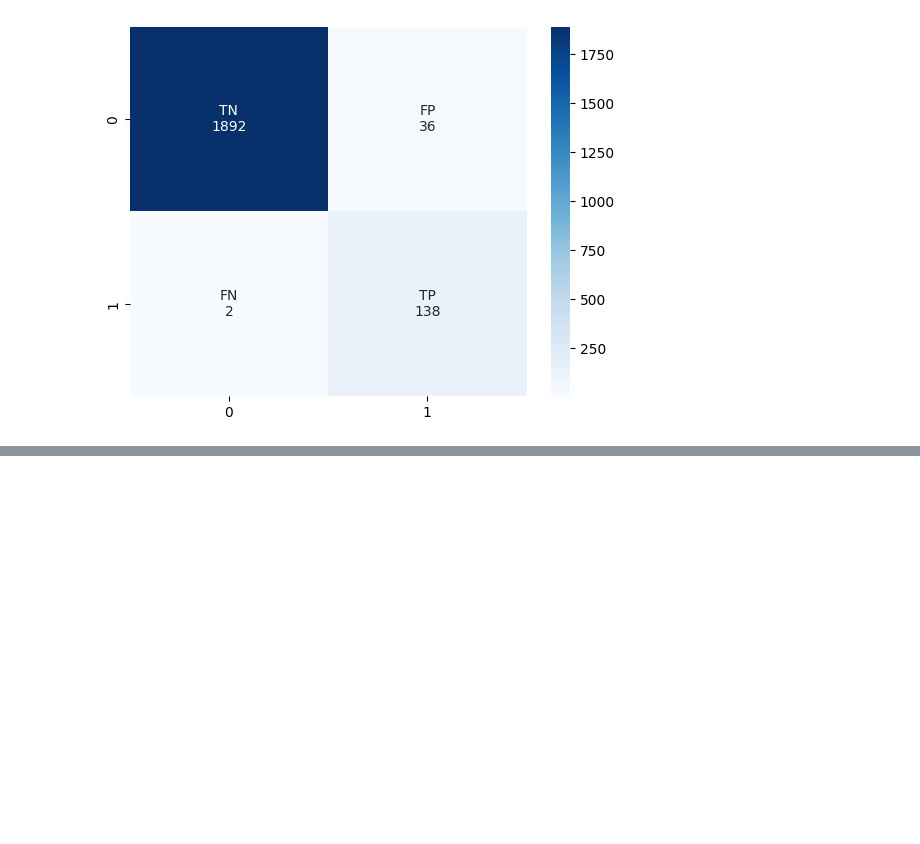
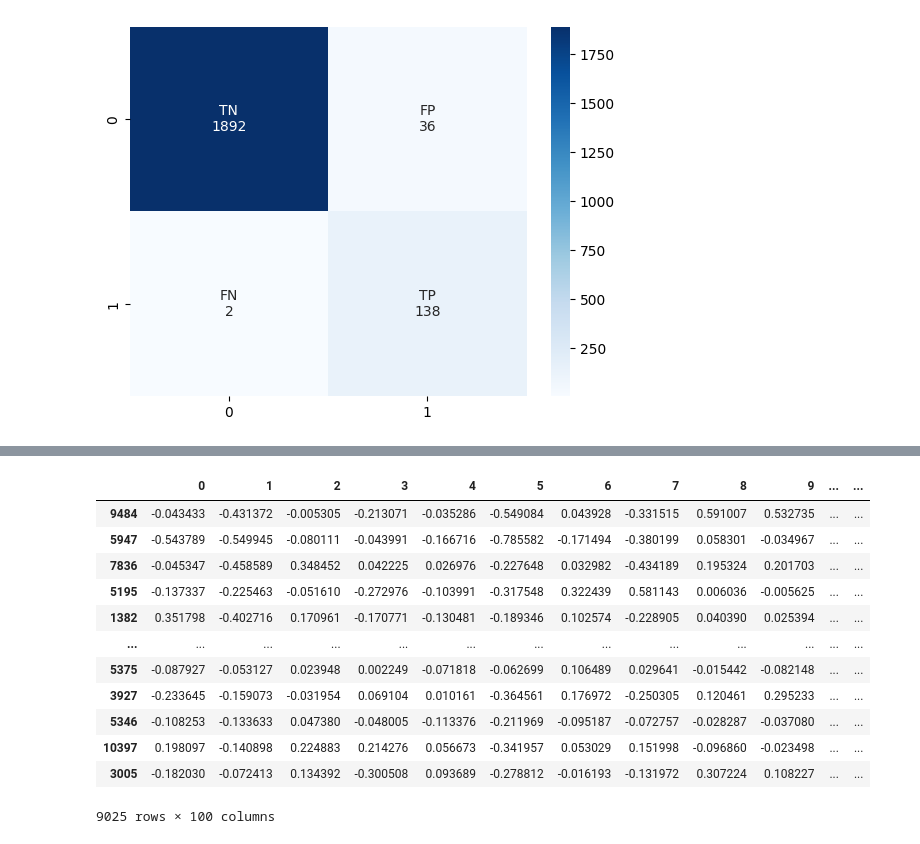
Before and after one commit to magicWiss/Language-Detection, a Jupyter notebook: notebooks/embeddings.ipynb, the cells around one changed output, grey strips where cells are left out. Saved outputs shown, nothing was run; the diff lists cells and outputs as text; code cells hidden in the pictures; blank space fills up the shorter version.

```diff
--- a/notebooks/embeddings.ipynb
+++ b/notebooks/embeddings.ipynb
@@ -119,0 +185,4 @@ print(model.predict(tfidf_version))
+# %%
+card2vec = [model.infer_vector((data['Text'][i].split(' ')))
+            for i in range(0,len(data['Text']))]
+card2vec
@@ -119,0 +207,7 @@ print(model.predict(tfidf_version))
+# %%
+import numpy as np
+#Create a list of lists
+dtv= np.array(card2vec).tolist()
+#set list to dataframe column
+data['card2vec'] = dtv
+data.head(2)
@@ -119,0 +243,16 @@ print(model.predict(tfidf_version))
+# %%
+def create_dataset(data_input):
+    data=[]
+    for i in data_input:
+        data.append(i)
+
+    return data
+# %%
+X=data['card2vec']
+Y=data['Class']
+
+#the embeddings need to be converted into a matrix for the input to the model
+X=create_dataset(X)
+X=pd.DataFrame(data=X)
+X.to_csv('..\\Dataset\\Embeddings.csv')
+X.head(10)
@@ -119,0 +272,20 @@ print(model.predict(tfidf_version))
+# %%
+#Train test split (using 77% test and 23% train)
+X_train, X_test, y_train, y_test = train_test_split(
+    X, Y, test_size=0.23, random_state=125
+)
+X_train
+# %% [output]
+|  | 0 | 1 | 2 | 3 | 4 | 5 | 6 | 7 | 8 | 9 | ... | ... |
+| 9484 | -0.043433 | -0.431372 | -0.005305 | -0.213071 | -0.035286 | -0.549084 | 0.043928 | -0.331515 | 0.591007 | 0.532735 | ... | ... |
+| 5947 | -0.543789 | -0.549945 | -0.080111 | -0.043991 | -0.166716 | -0.785582 | -0.171494 | -0.380199 | 0.058301 | -0.034967 | ... | ... |
+| 7836 | -0.045347 | -0.458589 | 0.348452 | 0.042225 | 0.026976 | -0.227648 | 0.032982 | -0.434189 | 0.195324 | 0.201703 | ... | ... |
+| 5195 | -0.137337 | -0.225463 | -0.051610 | -0.272976 | -0.103991 | -0.317548 | 0.322439 | 0.581143 | 0.006036 | -0.005625 | ... | ... |
+| 1382 | 0.351798 | -0.402716 | 0.170961 | -0.170771 | -0.130481 | -0.189346 | 0.102574 | -0.228905 | 0.040390 | 0.025394 | ... | ... |
+| ... | ... | ... | ... | ... | ... | ... | ... | ... | ... | ... | ... | ... |
+| 5375 | -0.087927 | -0.053127 | 0.023948 | 0.002249 | -0.071818 | -0.062699 | 0.106489 | 0.029641 | -0.015442 | -0.082148 | ... | ... |
+| 3927 | -0.233645 | -0.159073 | -0.031954 | 0.069104 | 0.010161 | -0.364561 | 0.176972 | -0.250305 | 0.120461 | 0.295233 | ... | ... |
+| 5346 | -0.108253 | -0.133633 | 0.047380 | -0.048005 | -0.113376 | -0.211969 | -0.095187 | -0.072757 | -0.028287 | -0.037080 | ... | ... |
+| 10397 | 0.198097 | -0.140898 | 0.224883 | 0.214276 | 0.056673 | -0.341957 | 0.053029 | 0.151998 | -0.096860 | -0.023498 | ... | ... |
+| 3005 | -0.182030 | -0.072413 | 0.134392 | -0.300508 | 0.093689 | -0.278812 | -0.016193 | -0.131972 | 0.307224 | 0.108227 | ... | ... |
+9025 rows × 100 columns
```
Also changed, not shown: parts of 22 cells of this notebook, 9 other files.
